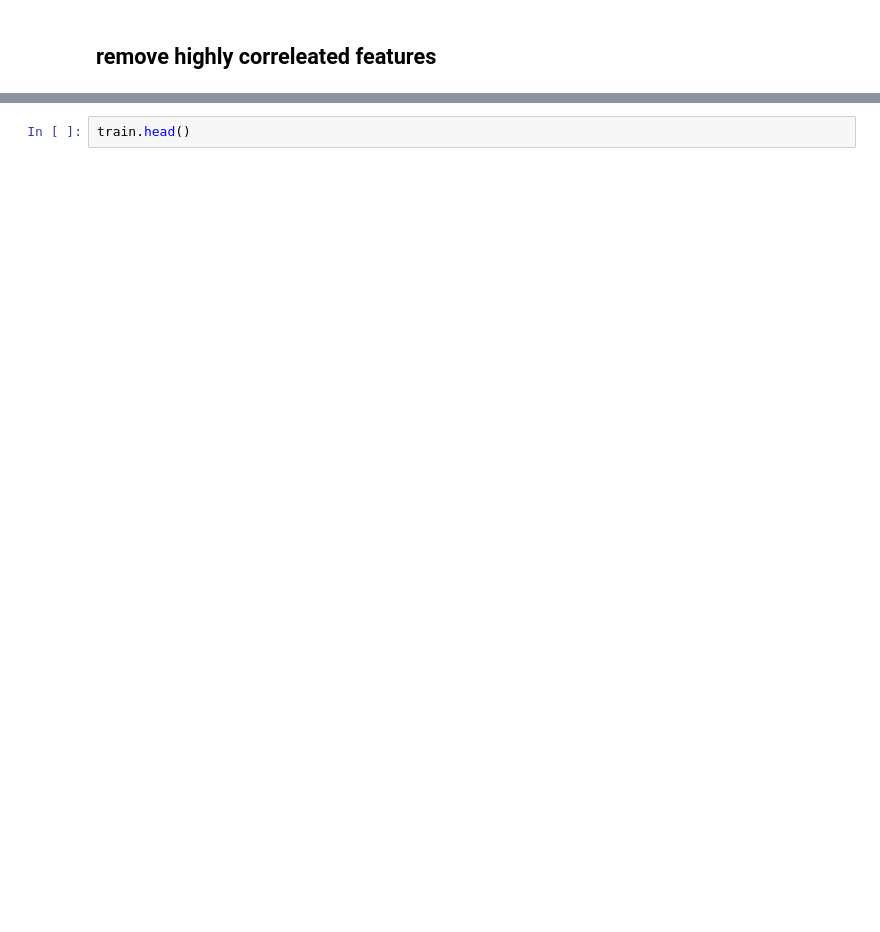
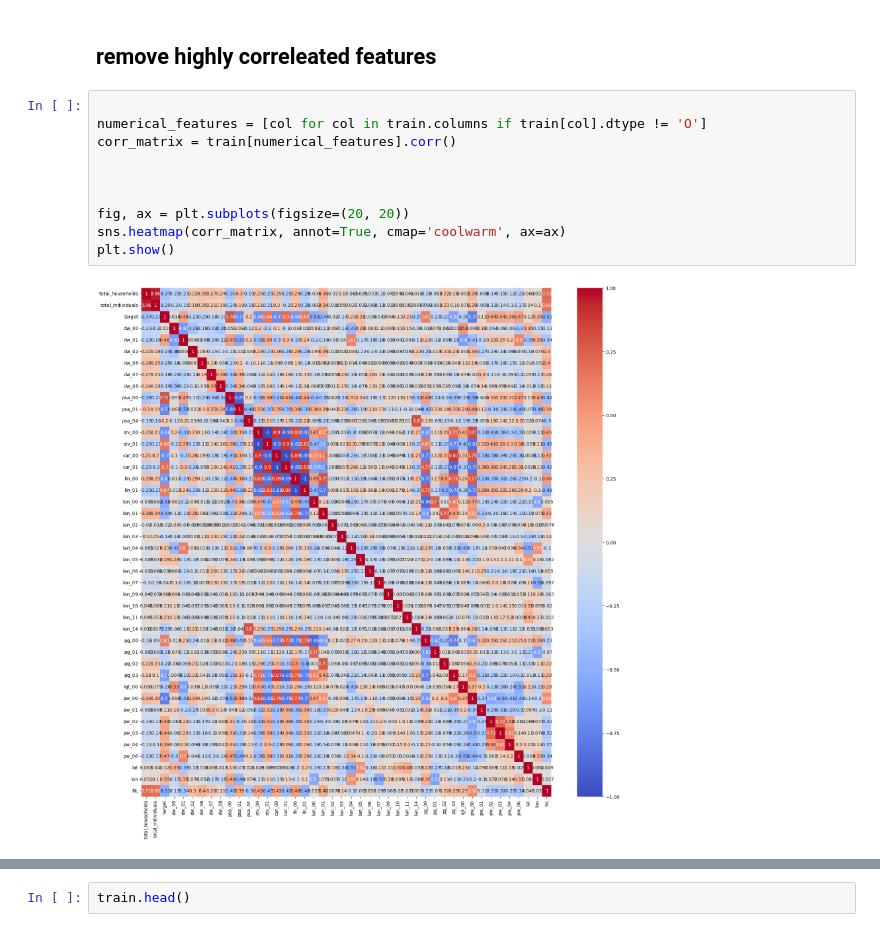
Before and after one commit to segnig/-segnig-International-Women-s-Day-Zindi-Challenge-, a Jupyter notebook: International_Women's_Day_Challenge.ipynb, the cells around one changed output, grey strips where cells are left out. Cells and saved outputs as stored; diff of their text form; blank space fills up the shorter version.

```diff
--- a/International_Women's_Day_Challenge.ipynb
+++ b/International_Women's_Day_Challenge.ipynb
@@ -483,4 +500,16 @@ LGBMRegressor RMSE: 3.1473835100346
 ======================================
 # %% [markdown]
 ## remove highly correleated features
+# %%
+
+numerical_features = [col for col in train.columns if train[col].dtype != 'O']
+corr_matrix = train[numerical_features].corr()
+
+
+
+fig, ax = plt.subplots(figsize=(20, 20))
+sns.heatmap(corr_matrix, annot=True, cmap='coolwarm', ax=ax)
+plt.show()
+# %% [output]
+[figure, added]
 # %%
```
Also changed, not shown: parts of 25 cells of this notebook.
